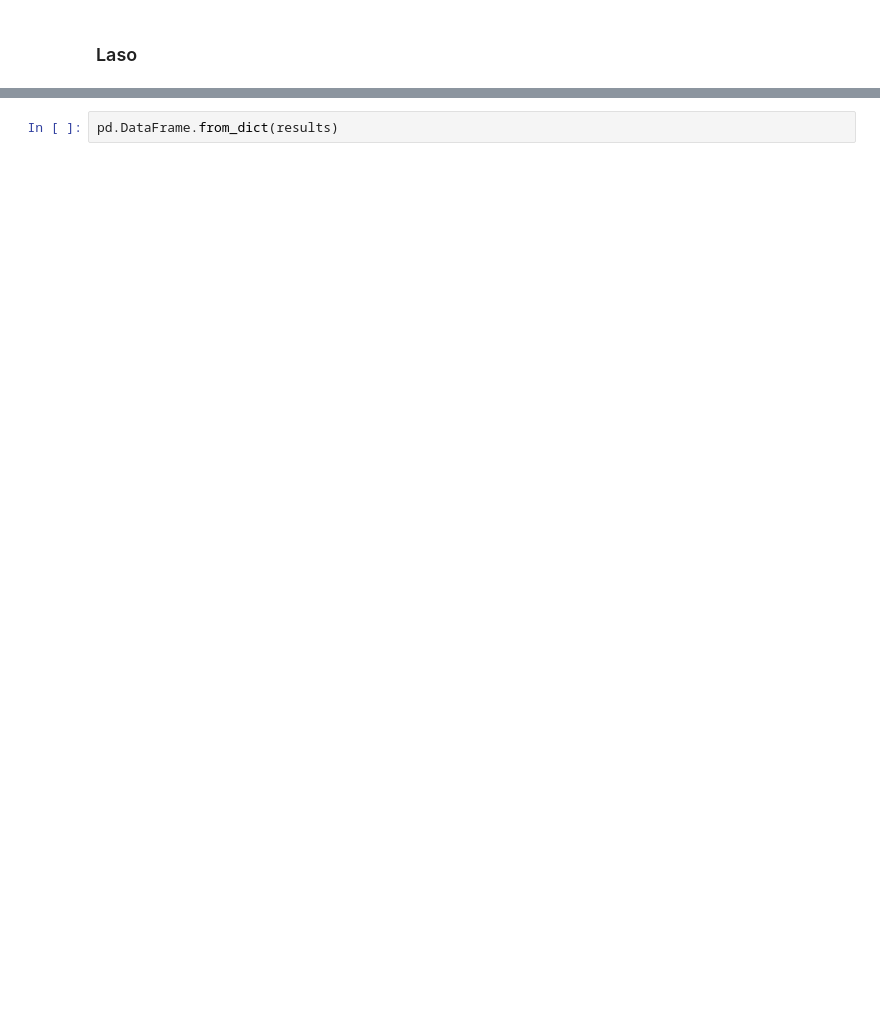
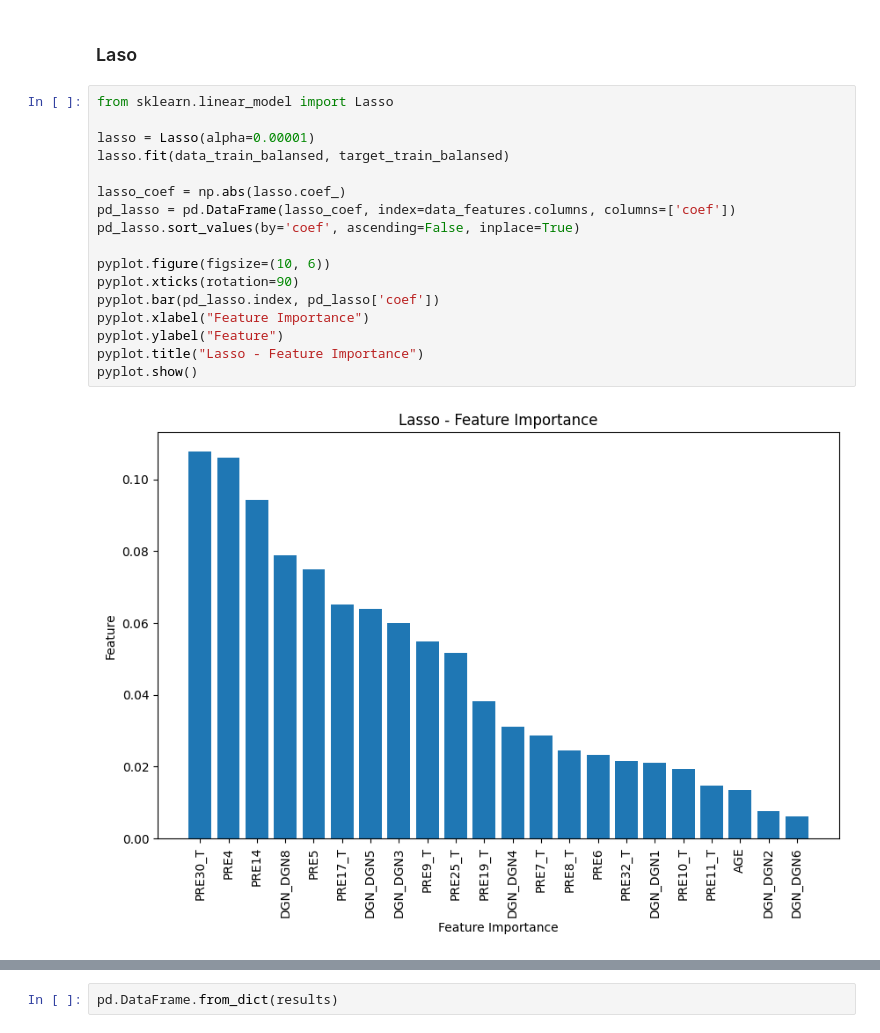
Before and after one commit to milicaj00/ML-P1-Classification, a Jupyter notebook: proba.ipynb, the cells around one changed output, grey strips where cells are left out. Saved outputs shown, nothing was run; the diff lists cells and outputs as text; blank space fills up the shorter version.

```diff
--- a/proba.ipynb
+++ b/proba.ipynb
@@ -1531,3 +1462,22 @@ Best XGBoost accuracy :  0.8085106382978723
 # %% [markdown]
 ### Laso
+# %%
+from sklearn.linear_model import Lasso
+
+lasso = Lasso(alpha=0.00001)
+lasso.fit(data_train_balansed, target_train_balansed)
+
+lasso_coef = np.abs(lasso.coef_)
+pd_lasso = pd.DataFrame(lasso_coef, index=data_features.columns, columns=['coef'])
+pd_lasso.sort_values(by='coef', ascending=False, inplace=True)
+
+pyplot.figure(figsize=(10, 6))
+pyplot.xticks(rotation=90)
+pyplot.bar(pd_lasso.index, pd_lasso['coef'])
+pyplot.xlabel("Feature Importance")
+pyplot.ylabel("Feature")
+pyplot.title("Lasso - Feature Importance")
+pyplot.show()
+# %% [output]
+[figure, added]
 # %%
```
Also changed, not shown: parts of 31 cells of this notebook.
